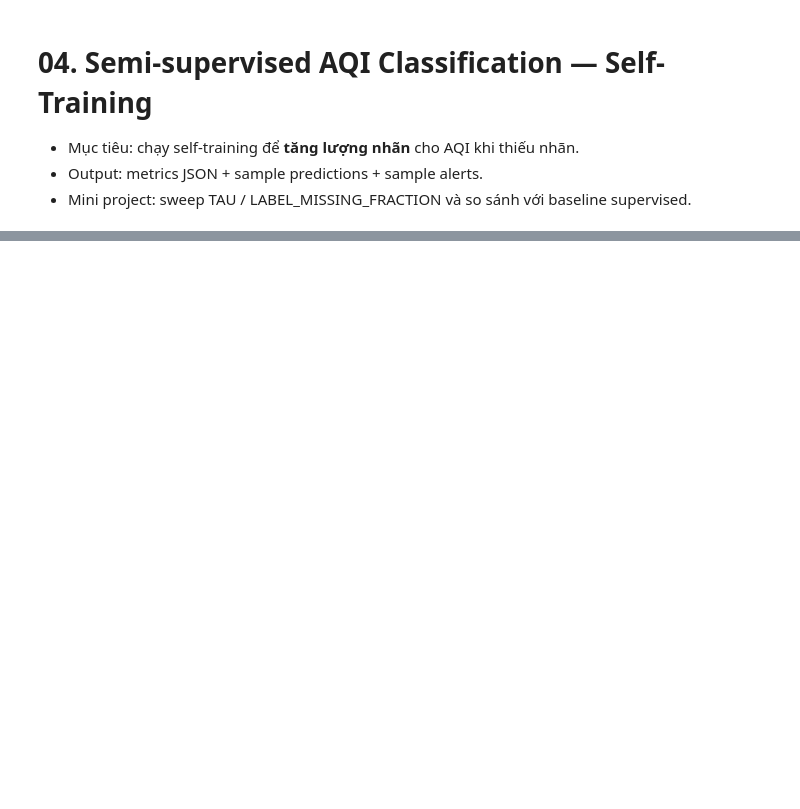
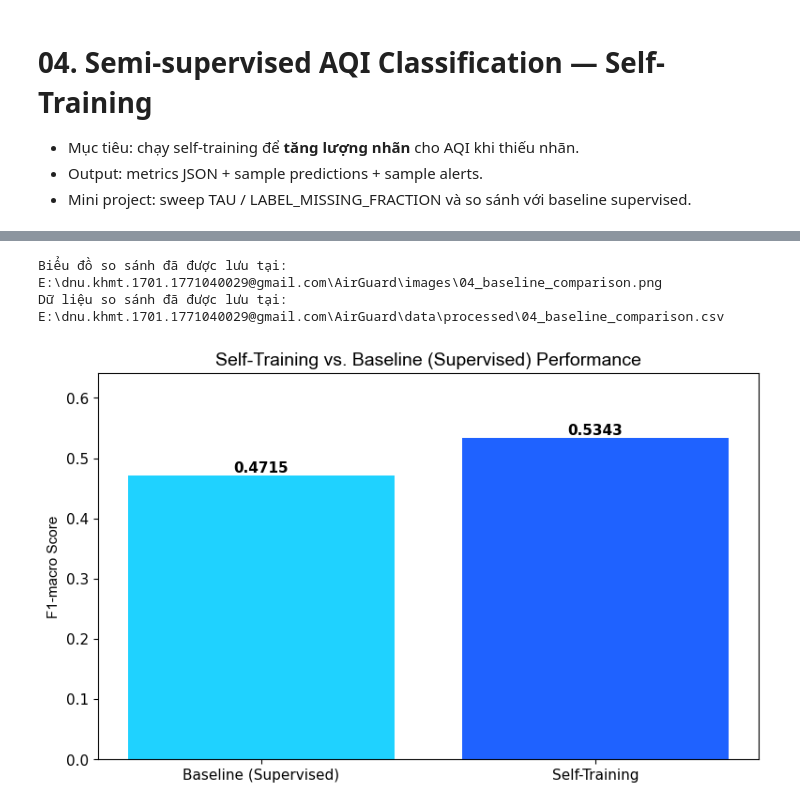
Before and after one commit to ThanhTung-KHMT-1701/AirGuard, a Jupyter notebook: notebooks/04_semi_self_training.ipynb, the cells around one changed output, grey strips where cells are left out. Drawn from its saved outputs; the diff is of its cells as text; code cells hidden in the pictures; blank space fills up the shorter version.

```diff
--- a/notebooks/04_semi_self_training.ipynb
+++ b/notebooks/04_semi_self_training.ipynb
@@ -133,0 +115,59 @@ Saved: E:\dnu.khmt.1701.1771040029@gmail.com\AirGuard\data\processed\04_alerts_s
+# %%
+import json
+import pandas as pd
+import matplotlib.pyplot as plt
+import seaborn as sns
+
+# --- Tải kết quả của mô hình Self-Training ---
+self_training_metrics_path = PROJECT_ROOT / METRICS_PATH
+with open(self_training_metrics_path, 'r', encoding='utf-8') as f:
+    self_training_data = json.load(f)
+self_training_f1 = self_training_data['test_metrics']['f1_macro']
+
+# --- Tải kết quả của mô hình Baseline (Supervised) ---
+baseline_metrics_path = PROJECT_ROOT / 'data' / 'processed' / '06_metrics.json'
+with open(baseline_metrics_path, 'r', encoding='utf-8') as f:
+    baseline_data = json.load(f)
+baseline_f1 = baseline_data['f1_macro']
+
+# --- Tạo DataFrame để so sánh ---
+comparison_data = {
+    'Model': ['Baseline (Supervised)', 'Self-Training'],
+    'F1-macro': [baseline_f1, self_training_f1]
+}
+df_comparison = pd.DataFrame(comparison_data)
+
+# --- Trực quan hóa so sánh ---
+fig, ax = plt.subplots(figsize=(8, 5))
+colors = ['#1FD2FF', '#1F62FF'] # Xanh nhạt cho baseline, xanh đậm cho self-training
+bars = ax.bar(df_comparison['Model'], df_comparison['F1-macro'], color=colors)
+
+# Thêm giá trị trên mỗi cột
+for bar in bars:
+    yval = bar.get_height()
+    ax.text(bar.get_x() + bar.get_width()/2.0, yval, f'{yval:.4f}', va='bottom', ha='center', fontsize=11, fontweight='bold')
+
+# Định dạng biểu đồ
+ax.set_title('Self-Training vs. Baseline (Supervised) Performance', fontsize=14, fontfamily='Arial')
+ax.set_ylabel('F1-macro Score', fontsize=11, fontfamily='Arial')
+ax.set_ylim(0, max(self_training_f1, baseline_f1) * 1.2)
+ax.tick_params(axis='both', labelsize=11)
+plt.tight_layout(pad=1.5)
+
+# --- Lưu kết quả ---
+# Lưu biểu đồ
+images_dir = PROJECT_ROOT / "images"
+fig_path = images_dir / "04_baseline_comparison.png"
+fig.savefig(fig_path, dpi=300, bbox_inches='tight')
+print(f"Biểu đồ so sánh đã được lưu tại: {fig_path}")
+
+# Lưu dữ liệu so sánh
+csv_path = (PROJECT_ROOT / "data" / "processed" / "04_baseline_comparison.csv")
+df_comparison.to_csv(csv_path, index=False)
+print(f"Dữ liệu so sánh đã được lưu tại: {csv_path}")
+
+plt.show()
+# %% [output]
+Biểu đồ so sánh đã được lưu tại: E:\dnu.khmt.1701.1771040029@gmail.com\AirGuard\images\04_baseline_comparison.png
+Dữ liệu so sánh đã được lưu tại: E:\dnu.khmt.1701.1771040029@gmail.com\AirGuard\data\processed\04_baseline_comparison.csv
+[figure, added]
```
Also changed, not shown: parts of 3 cells of this notebook, 24 other files.
